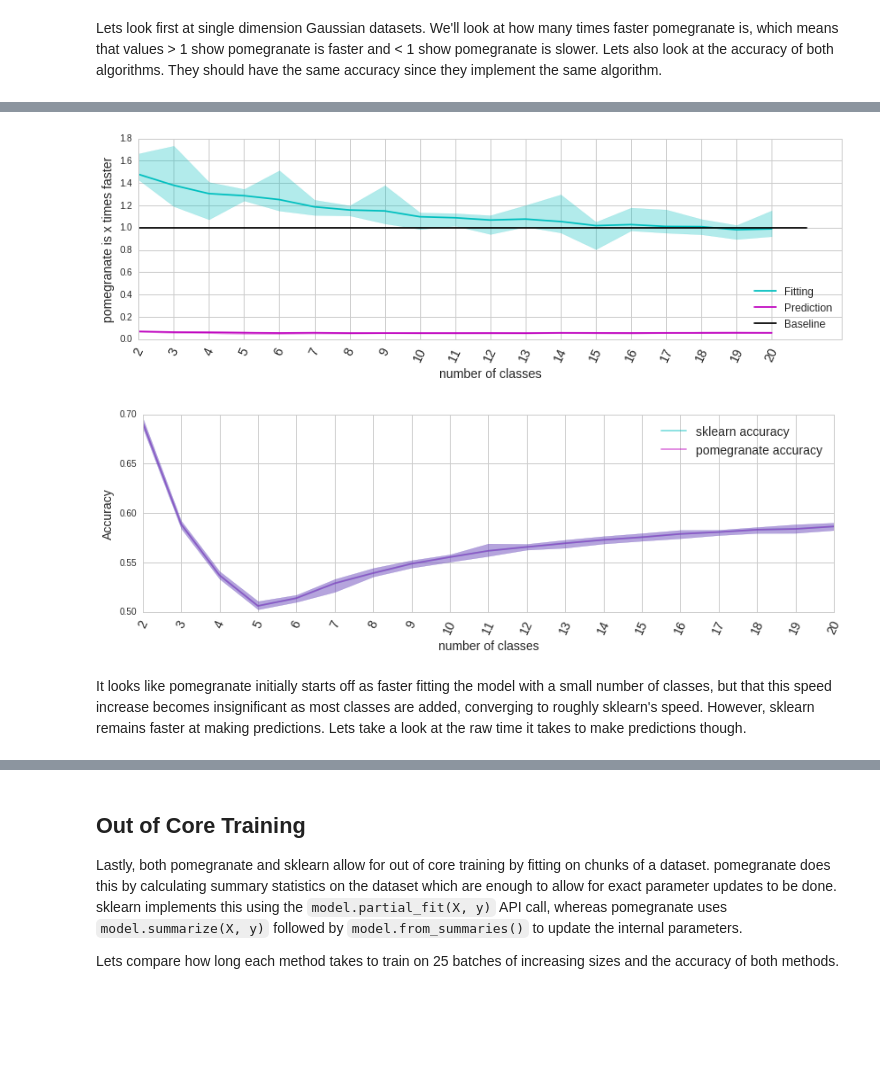
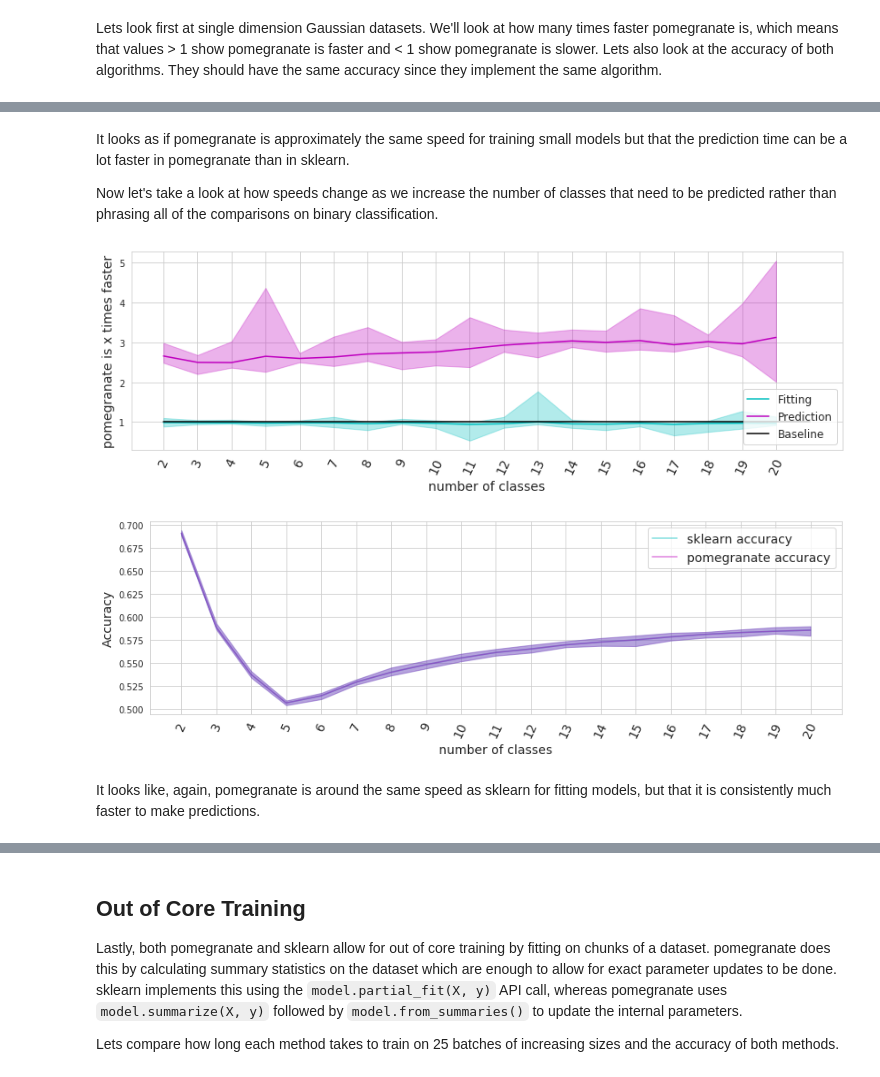
Before and after one commit to jmschrei/pomegranate, a Jupyter notebook: benchmarks/pomegranate_vs_sklearn_naive_bayes.ipynb, the cells around one changed output, grey strips where cells are left out. Drawn from its saved outputs; the diff is of its cells as text; code cells hidden in the pictures; blank space fills up the shorter version.

```diff
--- a/benchmarks/pomegranate_vs_sklearn_naive_bayes.ipynb
+++ b/benchmarks/pomegranate_vs_sklearn_naive_bayes.ipynb
@@ -116,52 +107,52 @@ Now lets look if they scale as more classes are added, instead of just binary cl
+# %% [markdown]
+It looks as if pomegranate is approximately the same speed for training small models but that the prediction time can be a lot faster in pomegranate than in sklearn.
+
+Now let's take a look at how speeds change as we increase the number of classes that need to be predicted rather than phrasing all of the comparisons on binary classification.
 # %%
-def evaluate_models( skl, pom ):
-    sizes = numpy.arange(2, 21).astype('int')
-    n, m = sizes.shape[0], 20
+sizes = numpy.arange(2, 21).astype('int')
+n, m = sizes.shape[0], 20
 
-    skl_predict, pom_predict = numpy.zeros((m, n)), numpy.zeros((m, n))
-    skl_fit, pom_fit = numpy.zeros((m, n)), numpy.zeros((m, n))
-    skl_error, pom_error = numpy.zeros((m, n)), numpy.zeros((m, n))
+skl_predict, pom_predict = numpy.zeros((m, n)), numpy.zeros((m, n))
+skl_fit, pom_fit = numpy.zeros((m, n)), numpy.zeros((m, n))
+skl_error, pom_error = numpy.zeros((m, n)), numpy.zeros((m, n))
 
-    for i in range(m):
-        for j, size in enumerate(sizes):
-            X, y = create_dataset( 50000 / size, 1, size )
+for i in range(m):
+    for j, size in enumerate(sizes):
+        X, y = create_dataset(50000 // size, 1, size)
 
-            # bench fit times
-            tic = time.time()
-            skl.fit( X, y )
-            skl_fit[i, j] = time.time() - tic
+        # bench fit times
+        tic = time.time()
+        skl = GaussianNB()
+        skl.fit(X, y)
+        skl_fit[i, j] = time.time() - tic
 
-            tic = time.time()
-            pom.fit( X, y )
-            pom_fit[i, j] = time.time() - tic
+        tic = time.time()
+        pom = NaiveBayes.from_samples(NormalDistribution, X, y)
+        pom_fit[i, j] = time.time() - tic
 
-            # bench predict times
-            tic = time.time()
-            skl_predictions = skl.predict( X )
-            skl_predict[i, j] = time.time() - tic
+        # bench predict times
+        tic = time.time()
+        skl_predictions = skl.predict(X)
+        skl_predict[i, j] = time.time() - tic
 
-            tic = time.time()
-            pom_predictions = pom.predict( X )
-            pom_predict[i, j] = time.time() - tic
+        tic = time.time()
+        pom_predictions = pom.predict(X)
+        pom_predict[i, j] = time.time() - tic
 
-            # check number wrong
-            skl_e = (y != skl_predictions).mean()
-            pom_e = (y != pom_predictions).mean()
+        # check number wrong
+        skl_e = (y != skl_predictions).mean()
+        pom_e = (y != pom_predictions).mean()
 
-            skl_error[i, j] = min(skl_e, 1-skl_e)
-            pom_error[i, j] = min(pom_e, 1-pom_e)
+        skl_error[i, j] = min(skl_e, 1-skl_e)
+        pom_error[i, j] = min(pom_e, 1-pom_e)
 
-    fit = skl_fit / pom_fit
-    predict = skl_predict / pom_predict
+fit = skl_fit / pom_fit
+predict = skl_predict / pom_predict
 
-    plot(fit, predict, skl_error, pom_error, sizes, "number of classes")
+plot(fit, predict, skl_error, pom_error, sizes, "number of classes")
+# %% [output]
+[figure, added]
+[figure, added]
-# %%
-skl = GaussianNB()
-pom = NaiveBayes( NormalDistribution )
-evaluate_models( skl, pom )
-# %% [output]
-[figure, removed]
-[figure, removed]
-# %% [markdown]
-It looks like pomegranate initially starts off as faster fitting the model with a small number of classes, but that this speed increase becomes insignificant as most classes are added, converging to roughly sklearn's speed. However, sklearn remains faster at making predictions. Lets take a look at the raw time it takes to make predictions though.
+# %% [markdown]
+It looks like, again, pomegranate is around the same speed as sklearn for fitting models, but that it is consistently much faster to make predictions.
 # %%
```
Also changed, not shown: parts of 15 cells of this notebook, 14 other files.
